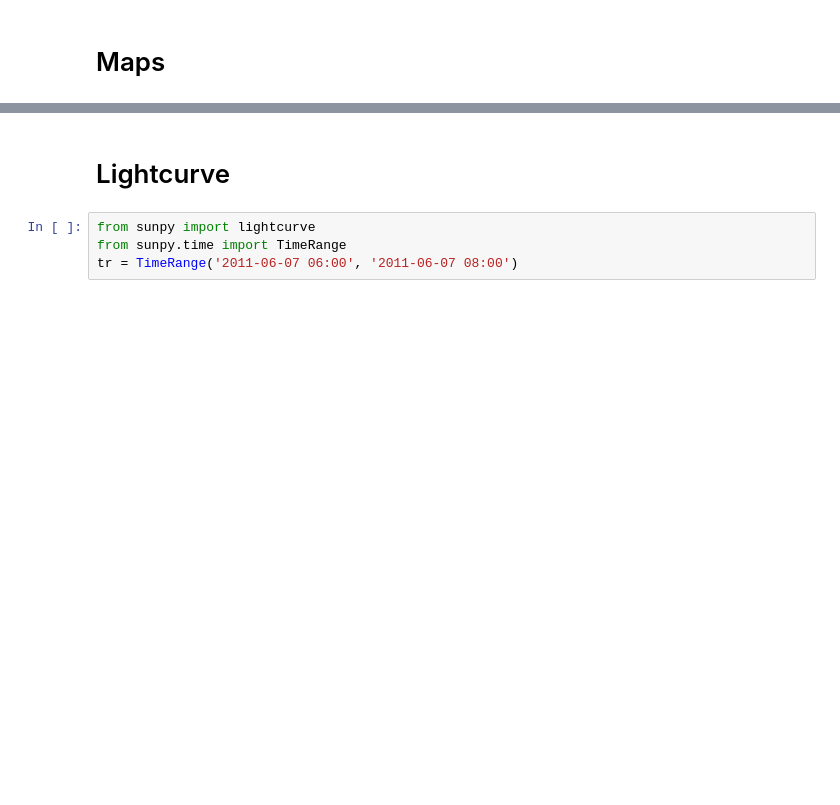
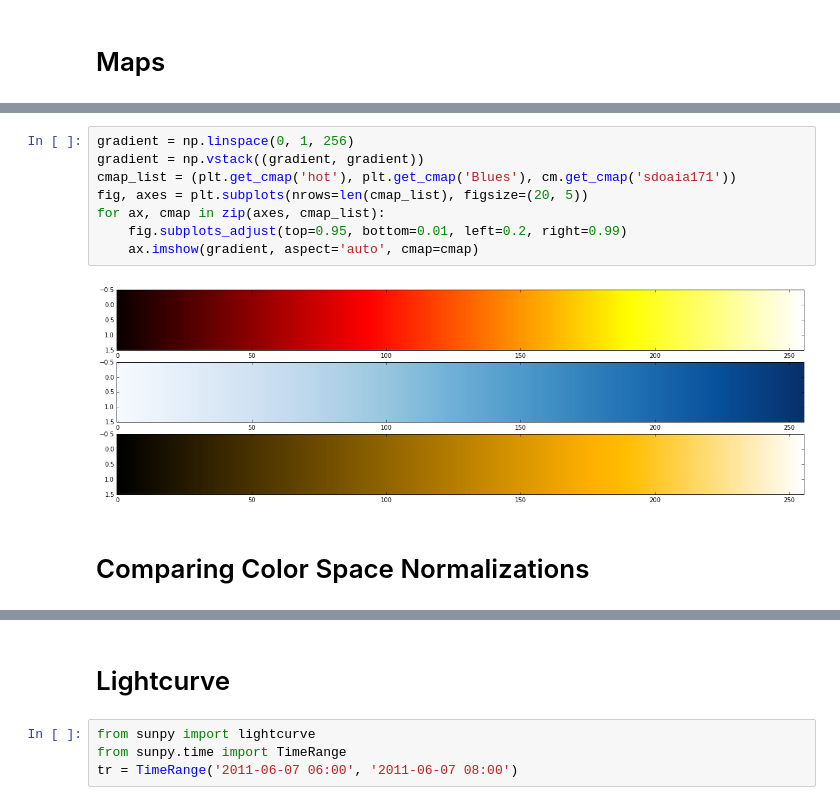
Before and after one commit to ehsteve/ipython-notebooks, a Jupyter notebook: Testing Peek().ipynb, the cells around one changed output, grey strips where cells are left out. Cells and saved outputs as stored; diff of their text form; blank space fills up the shorter version.

```diff
--- a/Testing Peek().ipynb
+++ b/Testing Peek().ipynb
@@ -17,0 +26,12 @@ aia.peek(draw_limb=True)
+# %%
+gradient = np.linspace(0, 1, 256)
+gradient = np.vstack((gradient, gradient))
+cmap_list = (plt.get_cmap('hot'), plt.get_cmap('Blues'), cm.get_cmap('sdoaia171'))
+fig, axes = plt.subplots(nrows=len(cmap_list), figsize=(20, 5))
+for ax, cmap in zip(axes, cmap_list):
+    fig.subplots_adjust(top=0.95, bottom=0.01, left=0.2, right=0.99)
+    ax.imshow(gradient, aspect='auto', cmap=cmap)
+# %% [output]
+[figure, added]
+# %% [markdown]
+# Comparing Color Space Normalizations
```
Also changed, not shown: parts of 48 cells of this notebook.
